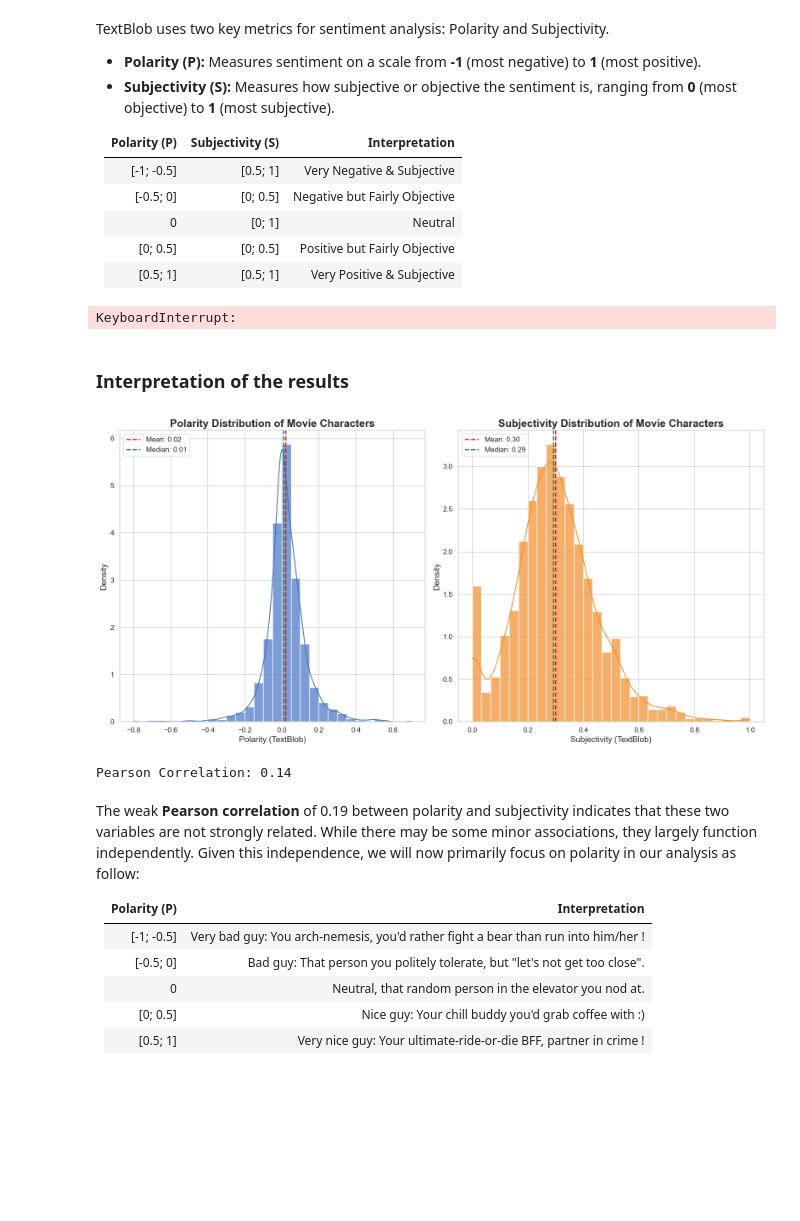
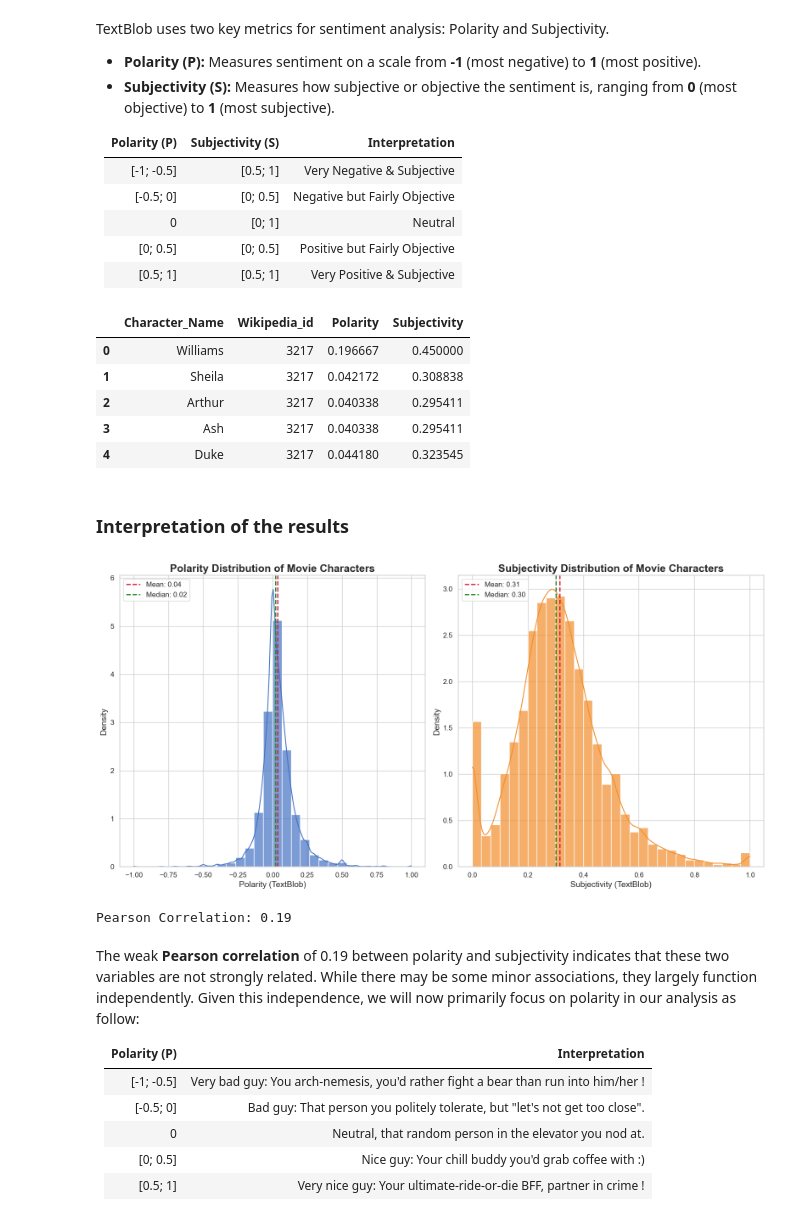
Before and after one commit to epfl-ada/ada-2024-project-adadasurmonbidet2024, a Jupyter notebook: results.ipynb, the cells around one changed output. Saved outputs shown, nothing was run; the diff lists cells and outputs as text; code cells hidden in the pictures; blank space fills up the shorter version.

```diff
--- a/results.ipynb
+++ b/results.ipynb
@@ -593,27 +535,16 @@ TextBlob uses two key metrics for sentiment analysis: Polarity and Subjectivity.
 | 0               | [0; 1]             | Neutral                           |
 | [0; 0.5]        | [0; 0.5]           | Positive but Fairly Objective     |
 | [0.5; 1]        | [0.5; 1]           | Very Positive & Subjective        |
-# %%
-data_textblob = []
-list_characters = df["Character_Name"]
-
-for index, character_name in enumerate(list_characters):
-    list_sentences_by_character = df["Sentences"].iloc[index]
-    movie_id = df["Wikipedia_ID"].iloc[index]
-
-    mean_polarity_textblob, mean_subjectivity_textblob = process_character_sentiments_textblob(list_sentences_by_character)
-
-    data_textblob.append({
-        "Character_Name": character_name,
-        "Wikipedia_id": movie_id,
-        "Polarity": mean_polarity_textblob,
-        "Subjectivity" : mean_subjectivity_textblob
-    })
-
-df_sentiment_analysis_textblob = pd.DataFrame(data_textblob)
-print(df_sentiment_analysis_textblob)
-# %% [output]
-KeyboardInterrupt:
+# %%
+df_sentiment_analysis_textblob = pd.read_csv('data/sentimental_analysis.csv')
+df_sentiment_analysis_textblob.head()
+# %% [output]
+|  | Character_Name | Wikipedia_id | Polarity | Subjectivity |
+| 0 | Williams | 3217 | 0.196667 | 0.450000 |
+| 1 | Sheila | 3217 | 0.042172 | 0.308838 |
+| 2 | Arthur | 3217 | 0.040338 | 0.295411 |
+| 3 | Ash | 3217 | 0.040338 | 0.295411 |
+| 4 | Duke | 3217 | 0.044180 | 0.323545 |
 # %% [markdown]
 ### Interpretation of the results
 # %%
@@ -664,7 +595,7 @@ plt.legend(fontsize=12, loc='upper left')
 plt.tight_layout()
 plt.show()
 # %% [output]
-[figure, old version]
+[figure, new version]
 # %%
 from scipy.stats import pearsonr, shapiro
 
@@ -672,7 +603,7 @@ from scipy.stats import pearsonr, shapiro
 correlation, _ = pearsonr(df_sentiment_analysis_textblob["Polarity"], df_sentiment_analysis_textblob["Subjectivity"])
 print(f"Pearson Correlation: {correlation:.2f}")
 # %% [output]
-Pearson Correlation: 0.14
+Pearson Correlation: 0.19
 # %% [markdown]
 The weak **Pearson correlation** of 0.19 between polarity and subjectivity indicates that these two variables are not strongly related. While there may be some minor associations, they largely function independently. Given this independence, we will now primarily focus on polarity in our analysis as follow:
 
```
Also changed, not shown: parts of 21 cells of this notebook, 2 other files.
